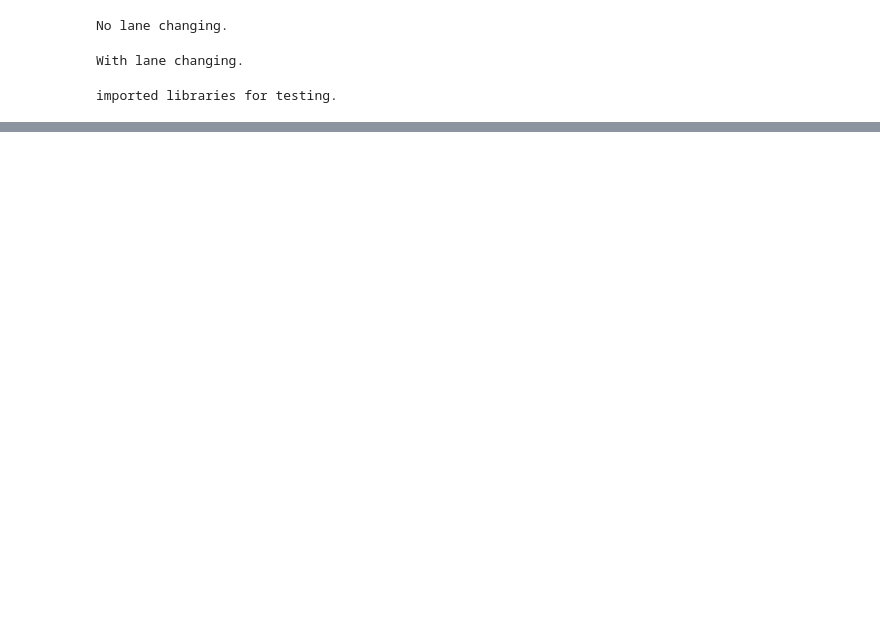
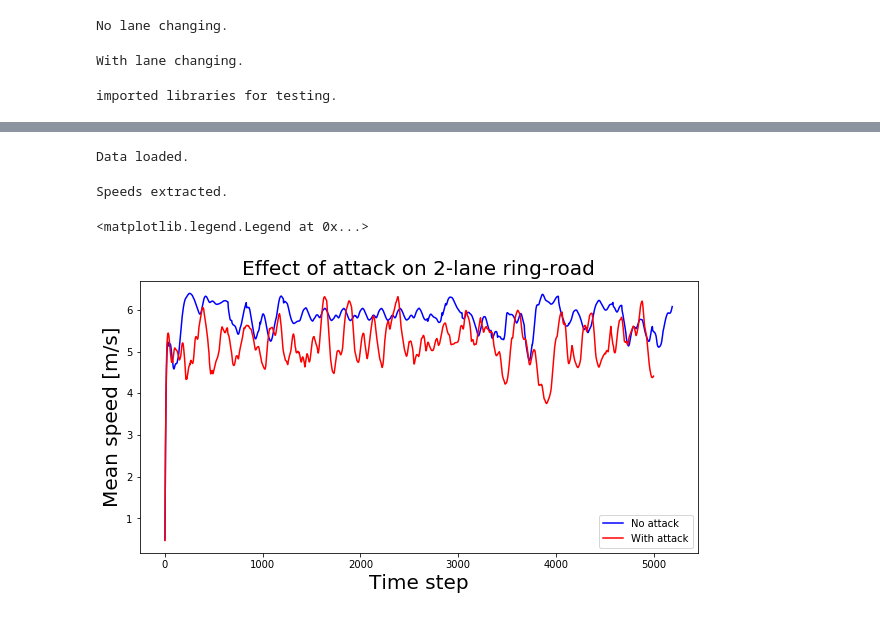
Before and after one commit to georgegunter/Anti-Flow, a Jupyter notebook: detector_dev/Explore 2 lane ring.ipynb, the cells around one changed output, grey strips where cells are left out. Cells and saved outputs as stored; diff of their text form; code cells hidden in the pictures; blank space fills up the shorter version.

```diff
--- a/detector_dev/Explore 2 lane ring.ipynb
+++ b/detector_dev/Explore 2 lane ring.ipynb
@@ -283,0 +412,52 @@ from Detectors.Deep_Learning.AutoEncoders.utils import SeqDataset,train_epoch,ev
+# %%
+attacked_csv_path = '/Users/vanderbilt/Desktop/Research_2022/Anti-Flow/examples/data/ring_variable_cfm_with_attacl_20220426-1015511650986151.50053-0_emission.csv'
+
+sim_timeseries_dict_with_attack = visualize_ring.get_sim_timeseries(attacked_csv_path)
+# %% [output]
+Data loaded.
+# %%
+veh_ids_no_attacks = list(sim_timeseries_dict_no_attack.keys())
+
+veh_ids_with_attacks = list(sim_timeseries_dict_with_attack.keys())
+
+speeds_with_attack_by_time = []
+
+speeds_no_attack_by_time = []
+
+for veh_id in veh_ids_no_attacks:
+
+        speed = sim_timeseries_dict_no_attack[veh_id][:,1]
+
+        speeds_no_attack_by_time.append(speed)
+
+
+for veh_id in veh_ids_with_attacks:
+
+        speed = sim_timeseries_dict_with_attack[veh_id][:,1]
+
+        speeds_with_attack_by_time.append(speed)
+
+
+
+print('Speeds extracted.')
+# %% [output]
+Speeds extracted.
+# %%
+speeds_with_attack_by_time = np.array(speeds_with_attack_by_time)
+
+speeds_no_attack_by_time = np.array(speeds_no_attack_by_time)
+
+plt.figure(figsize=[10,5])
+
+plt.plot(np.mean(speeds_no_attack_by_time,axis=0),'b',label='No attack')
+
+plt.plot(np.mean(speeds_with_attack_by_time,axis=0),'r',label='With attack')
+
+plt.ylabel('Mean speed [m/s]',fontsize=20)
+plt.xlabel('Time step',fontsize=20)
+plt.title('Effect of attack on 2-lane ring-road',fontsize=20)
+
+plt.legend()
+# %% [output]
+<matplotlib.legend.Legend at 0x...>
+[figure, added]
```
Also changed, not shown: parts of 15 cells of this notebook, 25 other files.
